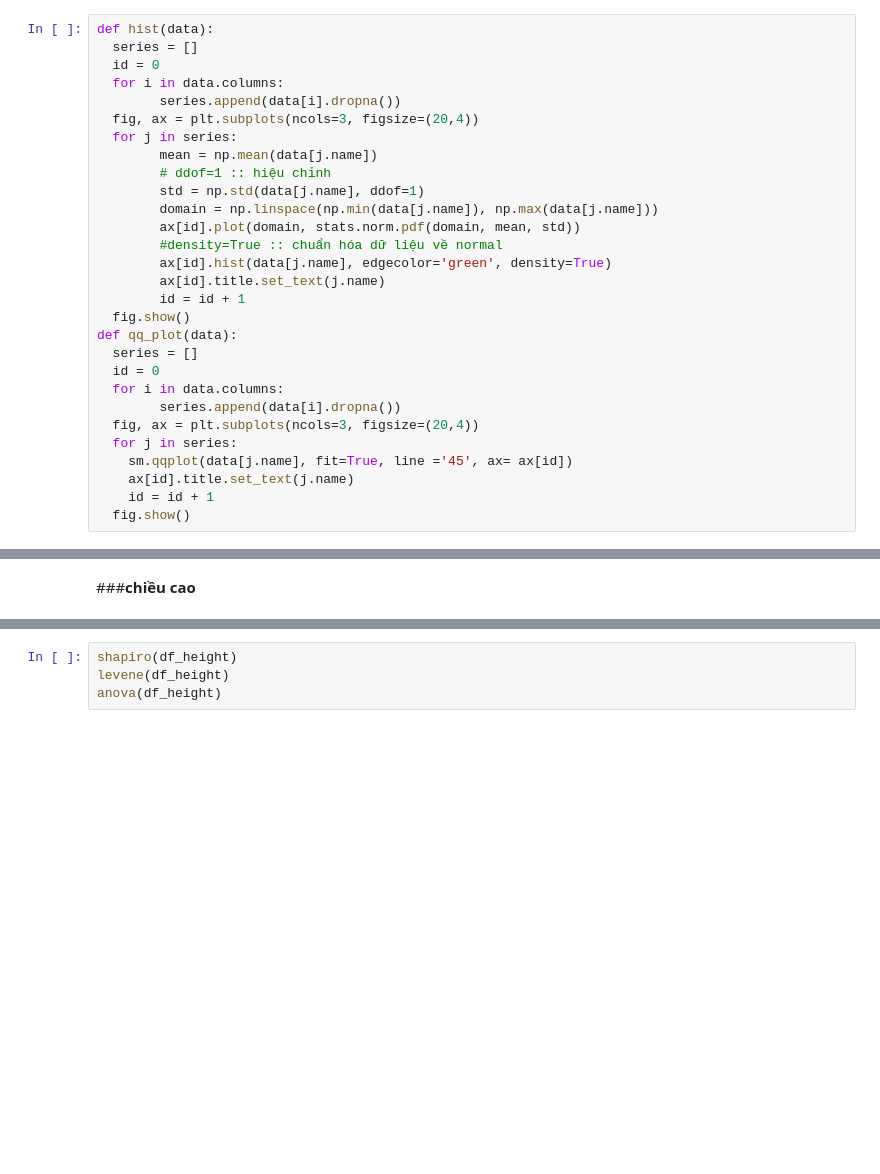
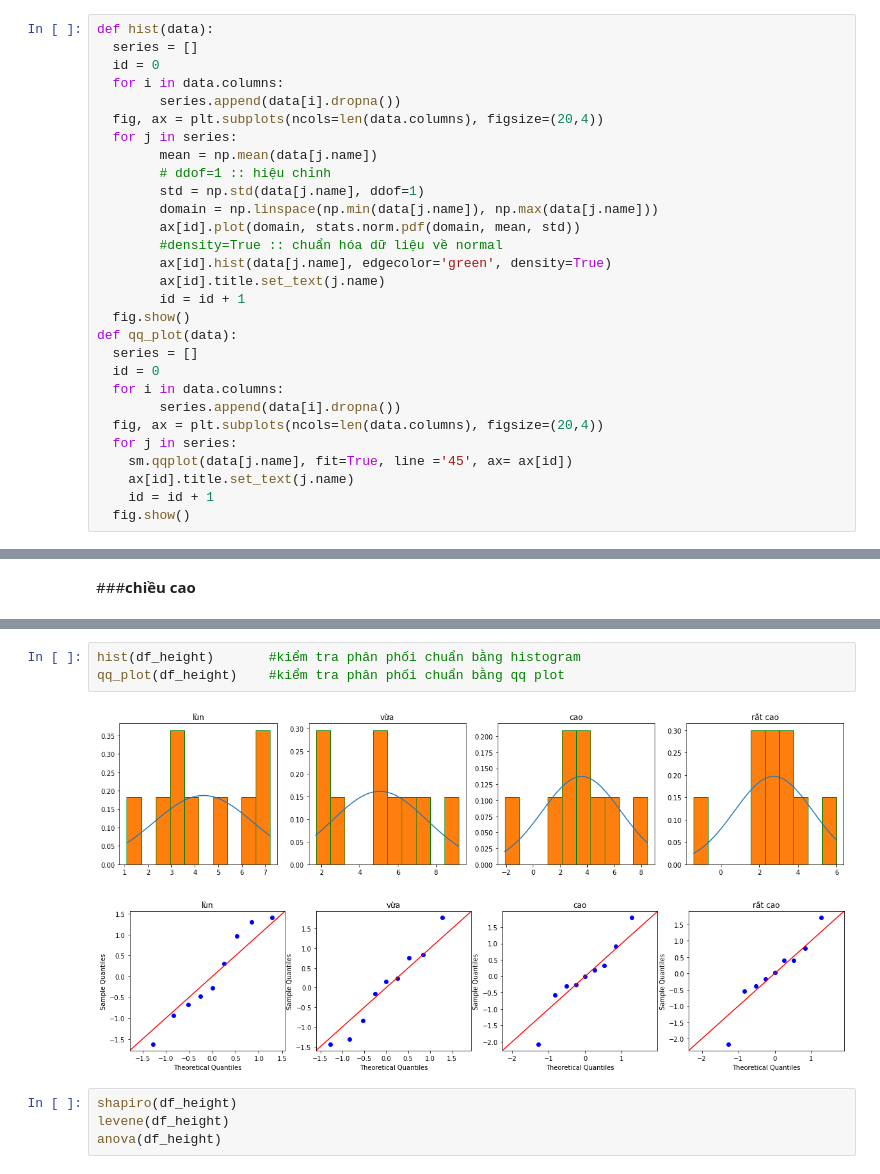
Before and after one commit to phantheminhchau1/phantichdulieupython, a Jupyter notebook: thongkesuydien.ipynb, the cells around one changed output, grey strips where cells are left out. Drawn from its saved outputs; the diff is of its cells as text; blank space fills up the shorter version.

Commit message:
Được tạo bằng Colaboratory

```diff
--- a/thongkesuydien.ipynb
+++ b/thongkesuydien.ipynb
@@ -83,7 +83,7 @@ def hist(data):
   id = 0
   for i in data.columns:
         series.append(data[i].dropna())
-  fig, ax = plt.subplots(ncols=3, figsize=(20,4))
+  fig, ax = plt.subplots(ncols=len(data.columns), figsize=(20,4))
   for j in series:
         mean = np.mean(data[j.name])
         # ddof=1 :: hiệu chỉnh
@@ -100,7 +100,7 @@ def qq_plot(data):
   id = 0
   for i in data.columns:
         series.append(data[i].dropna())
-  fig, ax = plt.subplots(ncols=3, figsize=(20,4))
+  fig, ax = plt.subplots(ncols=len(data.columns), figsize=(20,4))
   for j in series:
     sm.qqplot(data[j.name], fit=True, line ='45', ax= ax[id])
     ax[id].title.set_text(j.name)
@@ -356,3 +372,9 @@ df_height
+# %%
+hist(df_height)       #kiểm tra phân phối chuẩn bằng histogram
+qq_plot(df_height)    #kiểm tra phân phối chuẩn bằng qq plot
+# %% [output]
+[figure, added]
+[figure, added]
 # %%
 shapiro(df_height)
 levene(df_height)
```
Also changed, not shown: parts of 8 cells of this notebook.
